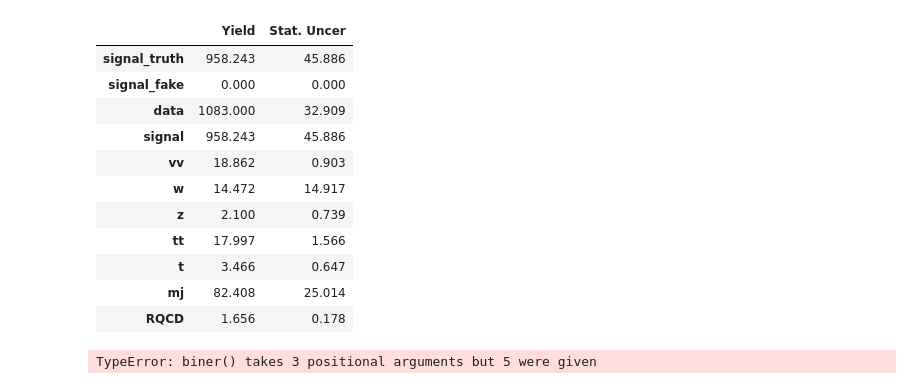
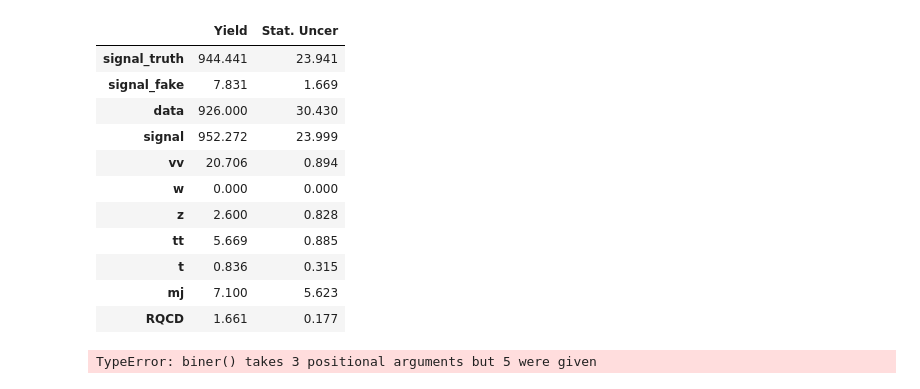
Before and after one commit to diegobaronm/TauID, a Jupyter notebook: TauMu/Plots/MJ Estimation.ipynb, the cells around one changed output. Drawn from its saved outputs; the diff is of its cells as text; code cells hidden in the pictures.

```diff
--- a/TauMu/Plots/MJ Estimation.ipynb
+++ b/TauMu/Plots/MJ Estimation.ipynb
@@ -157,6 +156,6 @@ for i in ["SR_OS/","SR_SS/","CR_OS/","CR_SS/"]:
 # %%
 ##### SELECTING GENERATOR FOR SIGNAL SAMPLE
-signal_sample="Signal_PoPy.root"
+signal_sample="Signal_Sherpa.root"
 signal_string=signal_sample.strip("Signal").strip(".root")
 production=True
 
@@ -978,18 +1097,18 @@ def print_yields(first_bin,last_bin,histogram_name,RQCD,sigma_RQCD):
 # %%
-print_yields(1,45,"tau_pt_3p_cuts",RQCD,sigma_rqcd)
+print_yields(1,12,"tau_eta_1p_cuts_tpt",RQCD,sigma_rqcd)
 # %% [output]
 |  | Yield | Stat. Uncer |
-| signal_truth | 958.243 | 45.886 |
-| signal_fake | 0.000 | 0.000 |
-| data | 1083.000 | 32.909 |
-| signal | 958.243 | 45.886 |
-| vv | 18.862 | 0.903 |
-| w | 14.472 | 14.917 |
-| z | 2.100 | 0.739 |
-| tt | 17.997 | 1.566 |
-| t | 3.466 | 0.647 |
-| mj | 82.408 | 25.014 |
-| RQCD | 1.656 | 0.178 |
+| signal_truth | 944.441 | 23.941 |
+| signal_fake | 7.831 | 1.669 |
+| data | 926.000 | 30.430 |
+| signal | 952.272 | 23.999 |
+| vv | 20.706 | 0.894 |
+| w | 0.000 | 0.000 |
+| z | 2.600 | 0.828 |
+| tt | 5.669 | 0.885 |
+| t | 0.836 | 0.315 |
+| mj | 7.100 | 5.623 |
+| RQCD | 1.661 | 0.177 |
 # %%
 import os
 import shutil
```
Also changed, not shown: parts of 4 cells of this notebook, 3 other files.
